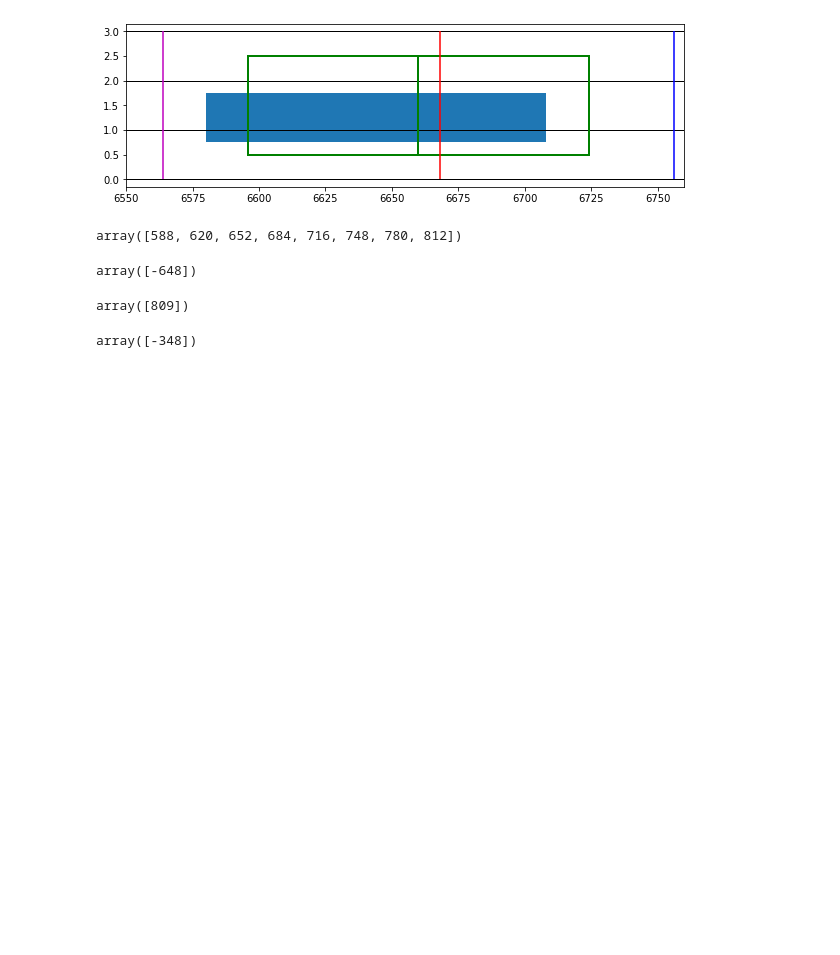
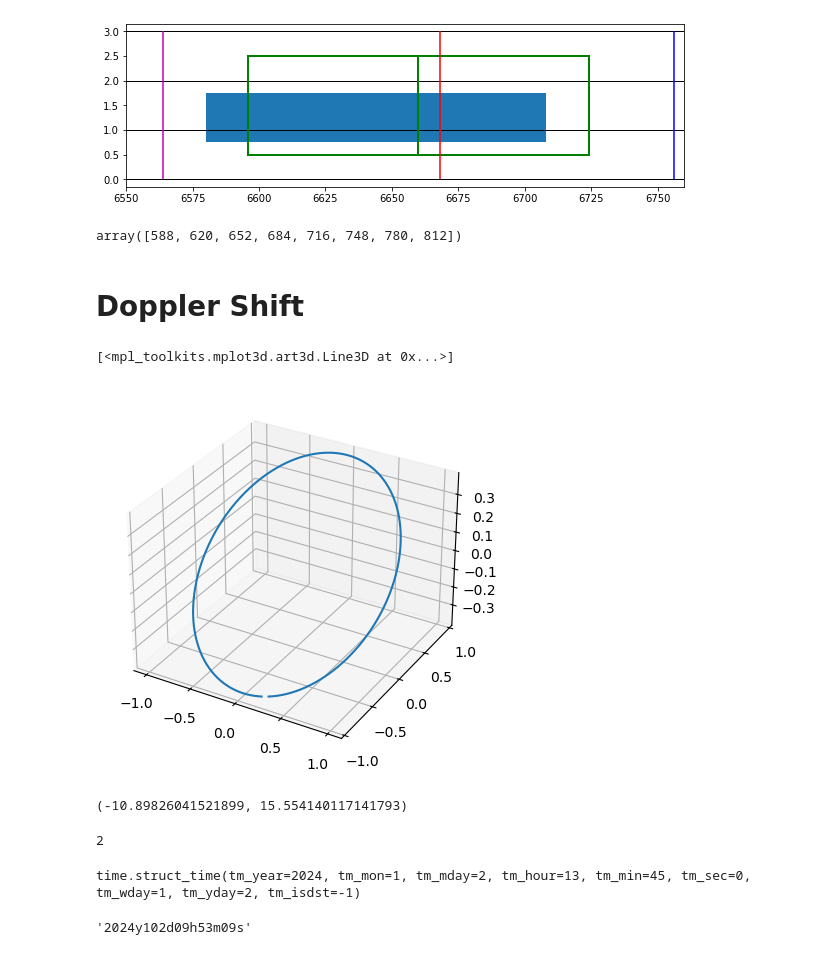
Before and after one commit to lucasjord/spiralssched, a Jupyter notebook: year3/frequency_calculations.ipynb, the cells around one changed output. Drawn from its saved outputs; the diff is of its cells as text; code cells hidden in the pictures; blank space fills up the shorter version.

```diff
--- a/year3/frequency_calculations.ipynb
+++ b/year3/frequency_calculations.ipynb
@@ -74,15 +76,17 @@ array([-640])
 (edge[0]-64+np.arange(0,8)*32)-6000
 # %% [output]
 array([588, 620, 652, 684, 716, 748, 780, 812])
-# %%
-edge-LO_cd
-# %% [output]
-array([-648])
-# %%
-LO_wa+edge
-# %% [output]
-array([809])
-# %%
-edge - LO_ho
-# %% [output]
-array([-348])
+# %% [markdown]
+# Doppler Shift
+# %%
+t_sun = 2*np.pi*(np.arange(0.01,1,0.001) - 0.2179)
+X = np.cos(t_sun)
+Y = np.sin(t_sun)*np.cos(23.44/57.3)
+Z = np.sin(t_sun)*np.sin(23.44/57.3)
+# %%
+fig = plt.figure()
+ax = fig.add_subplot(projection='3d')
+ax.plot(X,Y,Z)
+# %% [output]
+[<mpl_toolkits.mplot3d.art3d.Line3D at 0x...>]
+[figure, added]
@@ -88,0 +103,19 @@ array([-348])
+# %%
+vr_sun,vr_e[0]
+# %% [output]
+(-10.89826041521899, 15.554140117141793)
+# %%
+from datetime import datetime
+
+istart = '2024y002d13h45m00s'
+datetime.strptime(istart,'%Yy%jd%Hh%Mm%Ss').timetuple().tm_yday
+# %% [output]
+2
+# %%
+datetime.strptime(istart,'%Yy%jd%Hh%Mm%Ss').timetuple()
+# %% [output]
+time.struct_time(tm_year=2024, tm_mon=1, tm_mday=2, tm_hour=13, tm_min=45, tm_sec=0, tm_wday=1, tm_yday=2, tm_isdst=-1)
+# %%
+datetime.now().strftime('%Yy%jd%Hh%Mm%Ss')
+# %% [output]
+'2024y102d09h53m09s'
```
Also changed, not shown: parts of 2 cells of this notebook, 2 other files.
